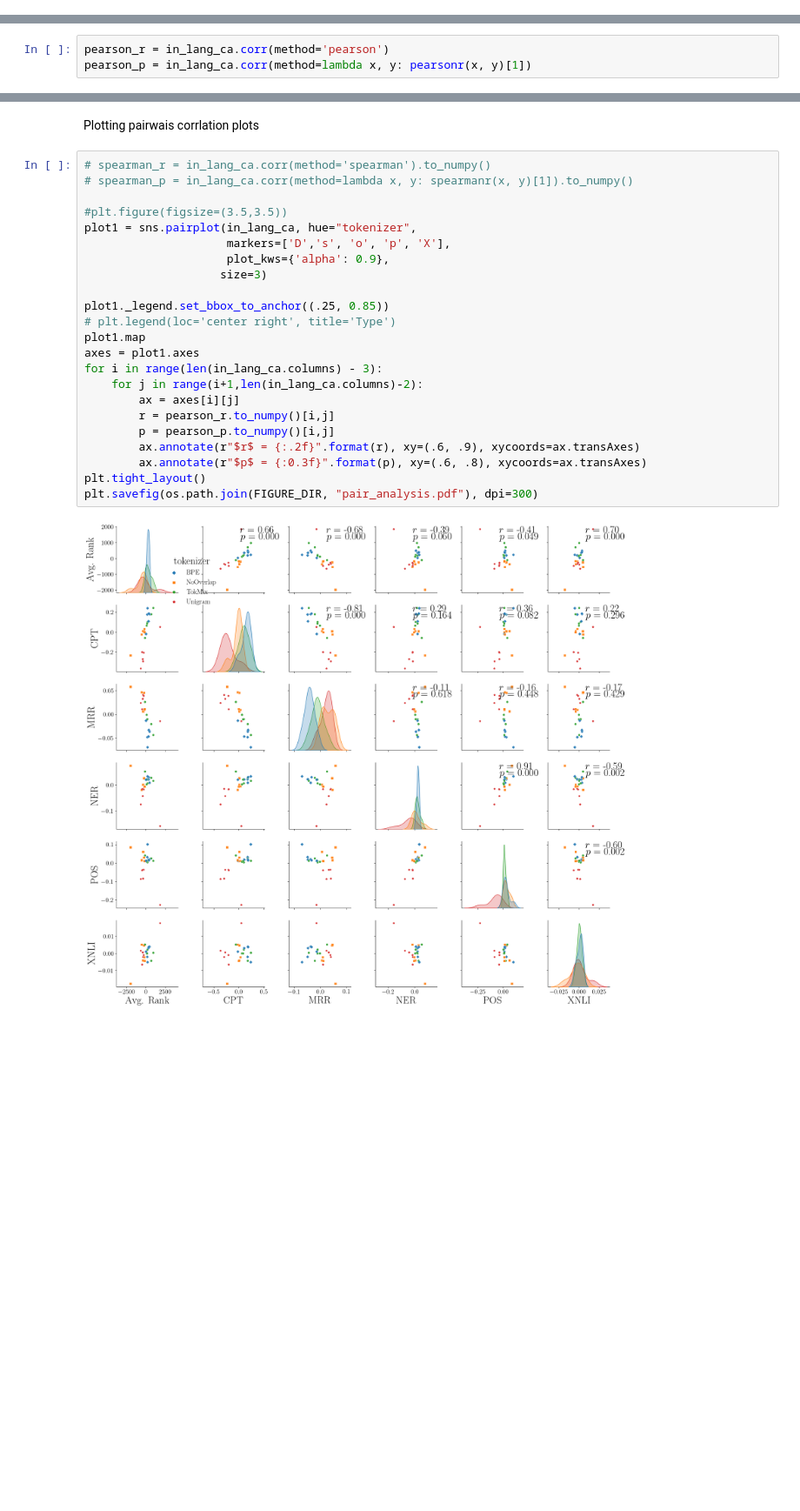
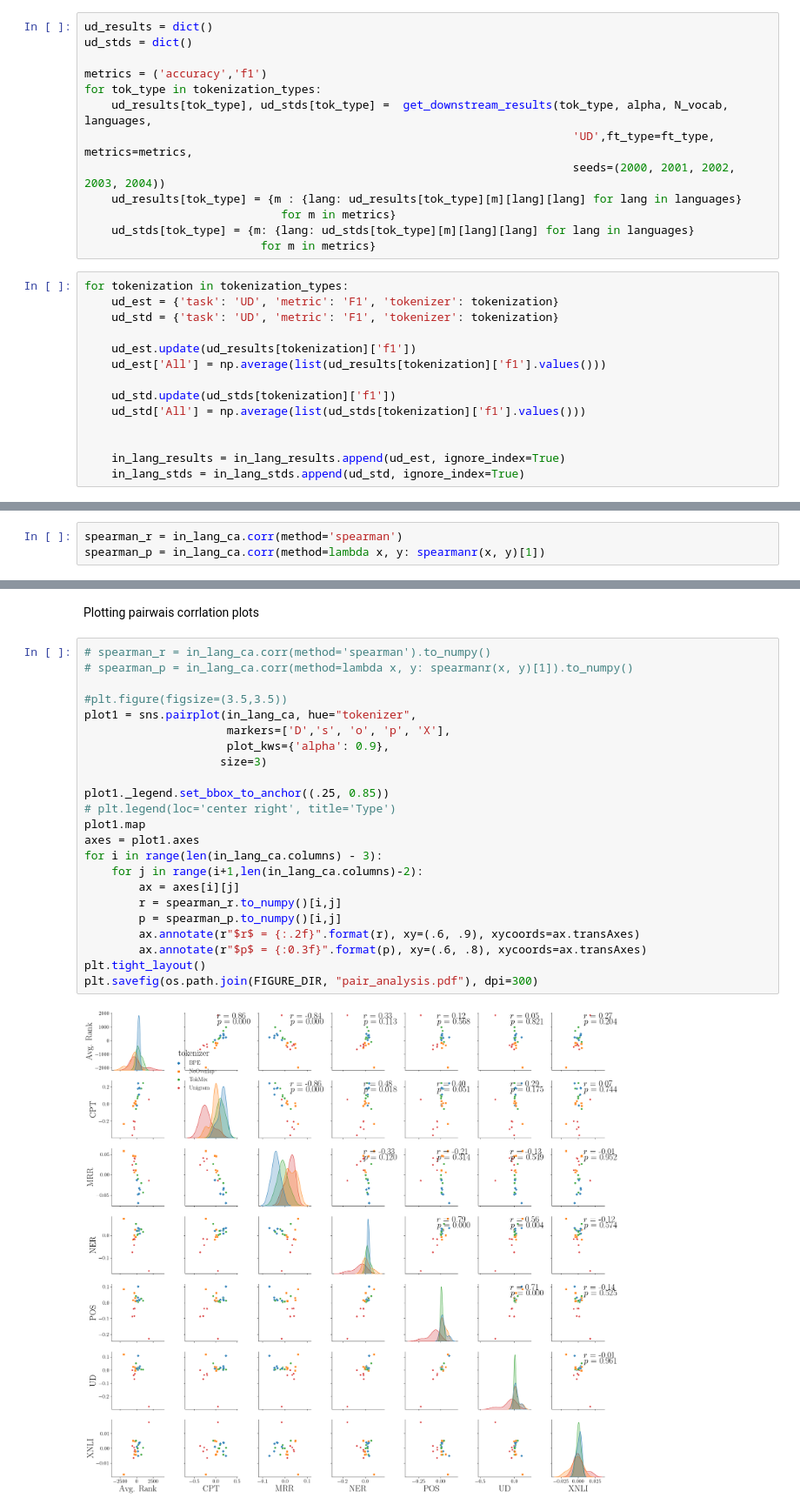
Before and after one commit to tomlimi/entangled_in_scripts, a Jupyter notebook: src/notebooks/6_IN_language_aggregated_results.ipynb, the cells around one changed output, grey strips where cells are left out. Shown at 87% size. Drawn from its saved outputs; the diff is of its cells as text; blank space fills up the shorter version.

```diff
--- a/src/notebooks/6_IN_language_aggregated_results.ipynb
+++ b/src/notebooks/6_IN_language_aggregated_results.ipynb
@@ -367,0 +370,27 @@ boxplot_across_languages(in_lang_results, 'F1', languages, task='NER')
+# %%
+ud_results = dict()
+ud_stds = dict()
+
+metrics = ('accuracy','f1')
+for tok_type in tokenization_types:
+    ud_results[tok_type], ud_stds[tok_type] =  get_downstream_results(tok_type, alpha, N_vocab, languages,
+                                                                        'UD',ft_type=ft_type, metrics=metrics,
+                                                                        seeds=(2000, 2001, 2002, 2003, 2004))
+    ud_results[tok_type] = {m : {lang: ud_results[tok_type][m][lang][lang] for lang in languages}
+                             for m in metrics}
+    ud_stds[tok_type] = {m: {lang: ud_stds[tok_type][m][lang][lang] for lang in languages}
+                          for m in metrics}
+# %%
+for tokenization in tokenization_types:
+    ud_est = {'task': 'UD', 'metric': 'F1', 'tokenizer': tokenization}
+    ud_std = {'task': 'UD', 'metric': 'F1', 'tokenizer': tokenization}
+
+    ud_est.update(ud_results[tokenization]['f1'])
+    ud_est['All'] = np.average(list(ud_results[tokenization]['f1'].values()))
+
+    ud_std.update(ud_stds[tokenization]['f1'])
+    ud_std['All'] = np.average(list(ud_stds[tokenization]['f1'].values()))
+
+
+    in_lang_results = in_lang_results.append(ud_est, ignore_index=True)
+    in_lang_stds = in_lang_stds.append(ud_std, ignore_index=True)
@@ -591,4 +629,4 @@ in_lang_ca
 # %%
-pearson_r = in_lang_ca.corr(method='pearson')
-pearson_p = in_lang_ca.corr(method=lambda x, y: pearsonr(x, y)[1])
+spearman_r = in_lang_ca.corr(method='spearman')
+spearman_p = in_lang_ca.corr(method=lambda x, y: spearmanr(x, y)[1])
 # %%
@@ -613,25 +652,25 @@ Plotting pairwais corrlation plots
 # %%
 # spearman_r = in_lang_ca.corr(method='spearman').to_numpy()
 # spearman_p = in_lang_ca.corr(method=lambda x, y: spearmanr(x, y)[1]).to_numpy()
 
 #plt.figure(figsize=(3.5,3.5))
 plot1 = sns.pairplot(in_lang_ca, hue="tokenizer",
                      markers=['D','s', 'o', 'p', 'X'],
                      plot_kws={'alpha': 0.9},
                     size=3)
 
 plot1._legend.set_bbox_to_anchor((.25, 0.85))
 # plt.legend(loc='center right', title='Type')
 plot1.map
 axes = plot1.axes
 for i in range(len(in_lang_ca.columns) - 3):
     for j in range(i+1,len(in_lang_ca.columns)-2):
         ax = axes[i][j]
-        r = pearson_r.to_numpy()[i,j]
-        p = pearson_p.to_numpy()[i,j]
+        r = spearman_r.to_numpy()[i,j]
+        p = spearman_p.to_numpy()[i,j]
         ax.annotate(r"$r$ = {:.2f}".format(r), xy=(.6, .9), xycoords=ax.transAxes)
         ax.annotate(r"$p$ = {:0.3f}".format(p), xy=(.6, .8), xycoords=ax.transAxes)
 plt.tight_layout()
 plt.savefig(os.path.join(FIGURE_DIR, "pair_analysis.pdf"), dpi=300)
 # %% [output]
-[figure, old version]
+[figure, new version]
```
Also changed, not shown: parts of 12 cells of this notebook, 3 other files.
